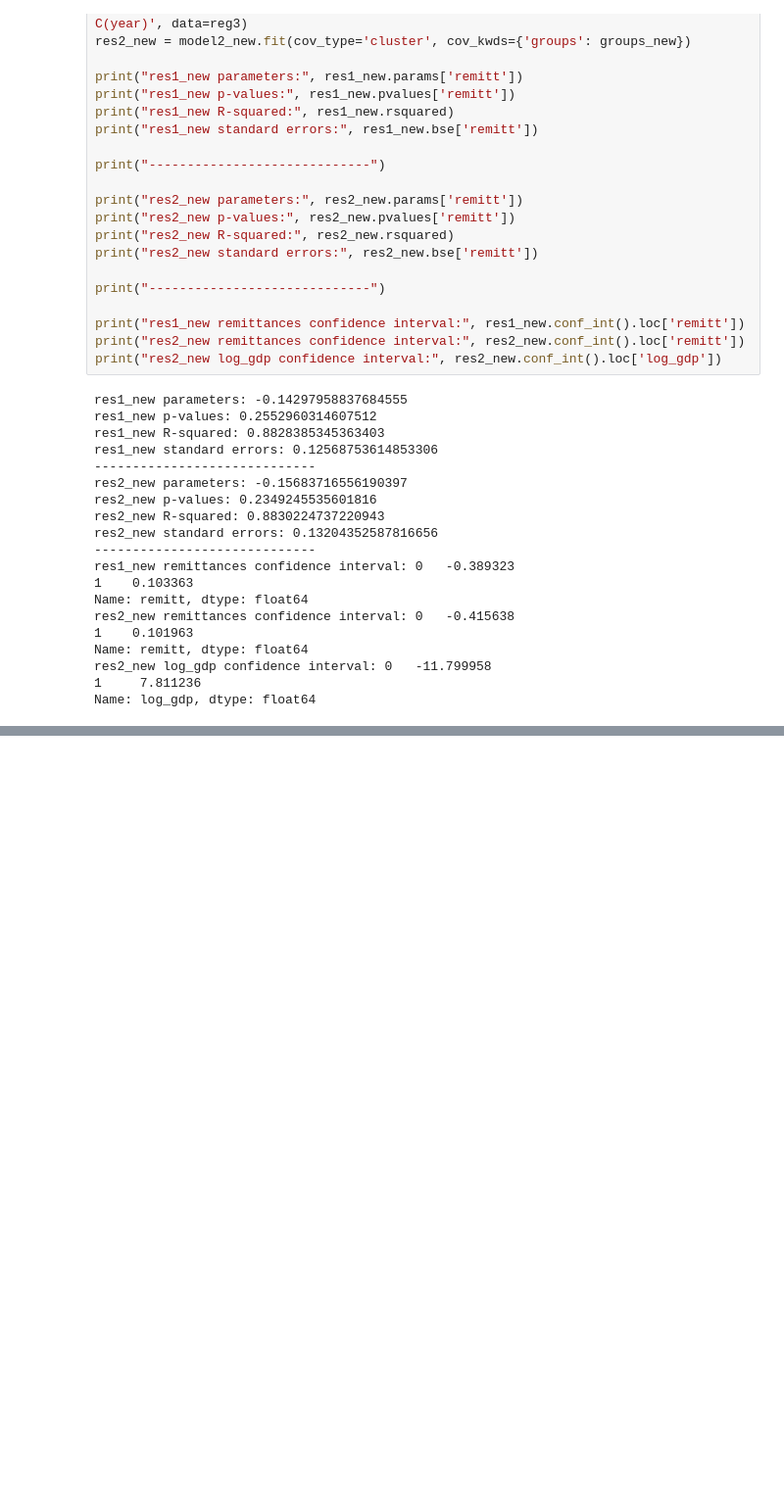
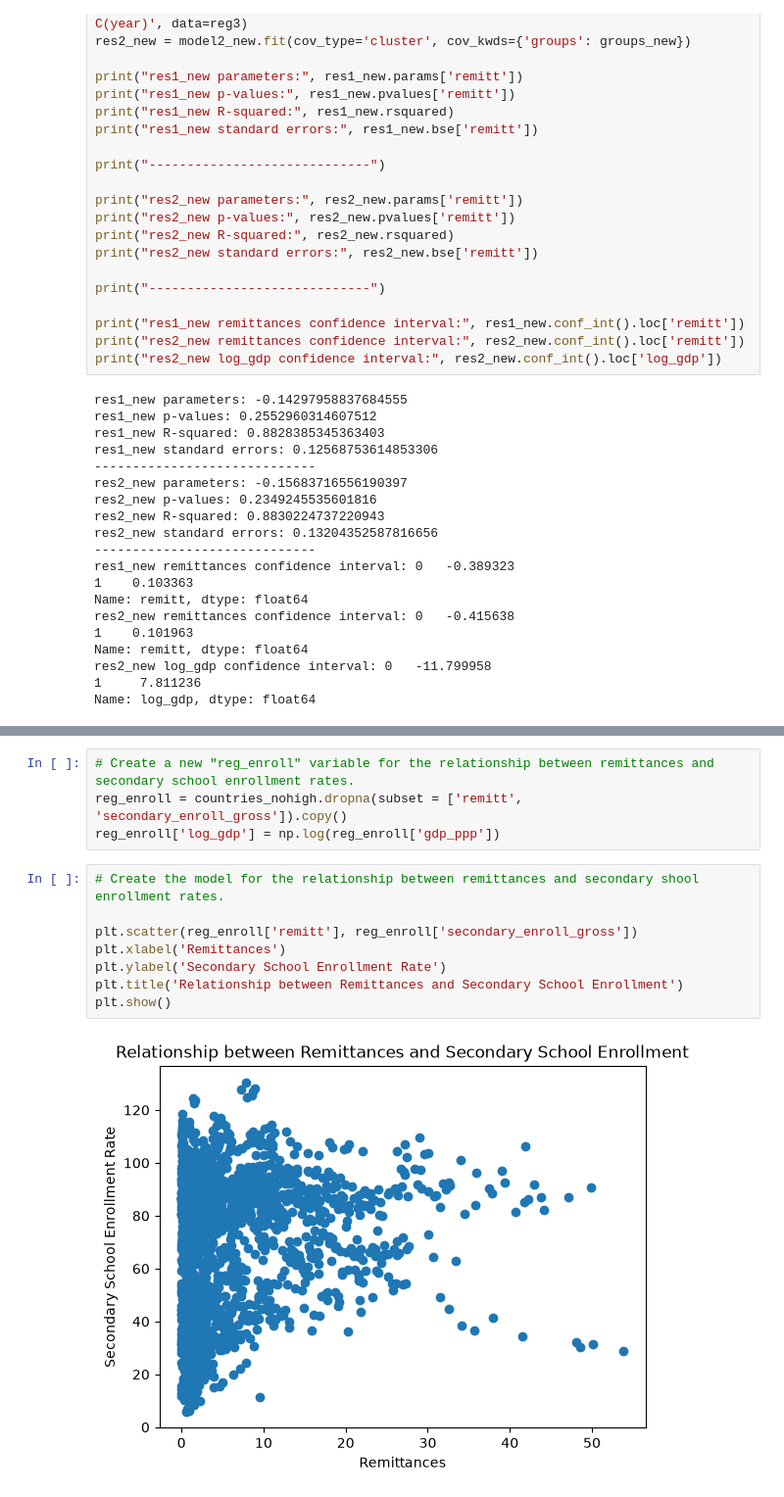
Before and after one commit to JonathanRenois/ECO3410-Project, a Jupyter notebook: Remittance Project - Copy/remittanceproject.ipynb, the cells around one changed output, grey strips where cells are left out. Shown at 98% size. Cells and saved outputs as stored; diff of their text form; blank space fills up the shorter version.

```diff
--- a/Remittance Project - Copy/remittanceproject.ipynb
+++ b/Remittance Project - Copy/remittanceproject.ipynb
@@ -642,0 +645,14 @@ Name: log_gdp, dtype: float64
+# %%
+# Create a new "reg_enroll" variable for the relationship between remittances and secondary school enrollment rates.
+reg_enroll = countries_nohigh.dropna(subset = ['remitt', 'secondary_enroll_gross']).copy()
+reg_enroll['log_gdp'] = np.log(reg_enroll['gdp_ppp'])
+# %%
+# Create the model for the relationship between remittances and secondary shool enrollment rates.
+
+plt.scatter(reg_enroll['remitt'], reg_enroll['secondary_enroll_gross'])
+plt.xlabel('Remittances')
+plt.ylabel('Secondary School Enrollment Rate')
+plt.title('Relationship between Remittances and Secondary School Enrollment')
+plt.show()
+# %% [output]
+[figure, added]
```
Also changed, not shown: parts of 6 cells of this notebook.
